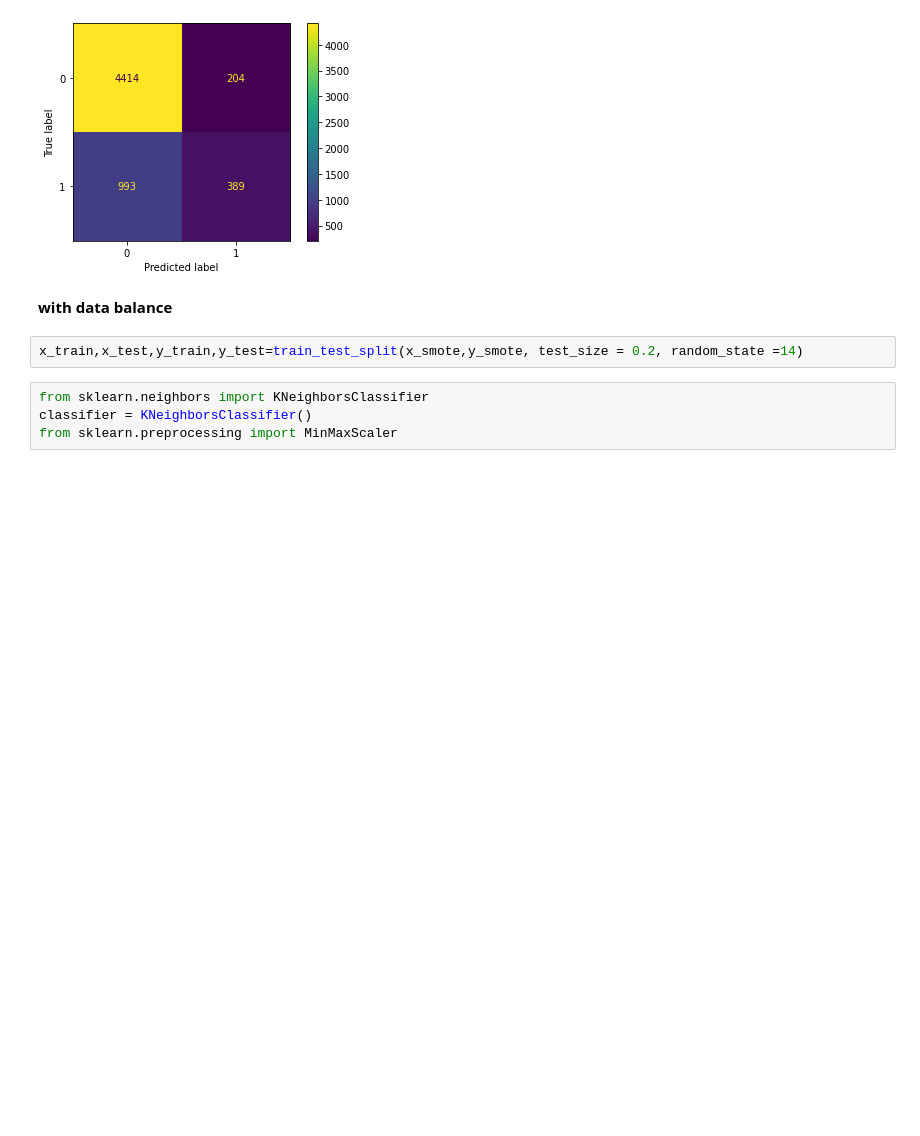
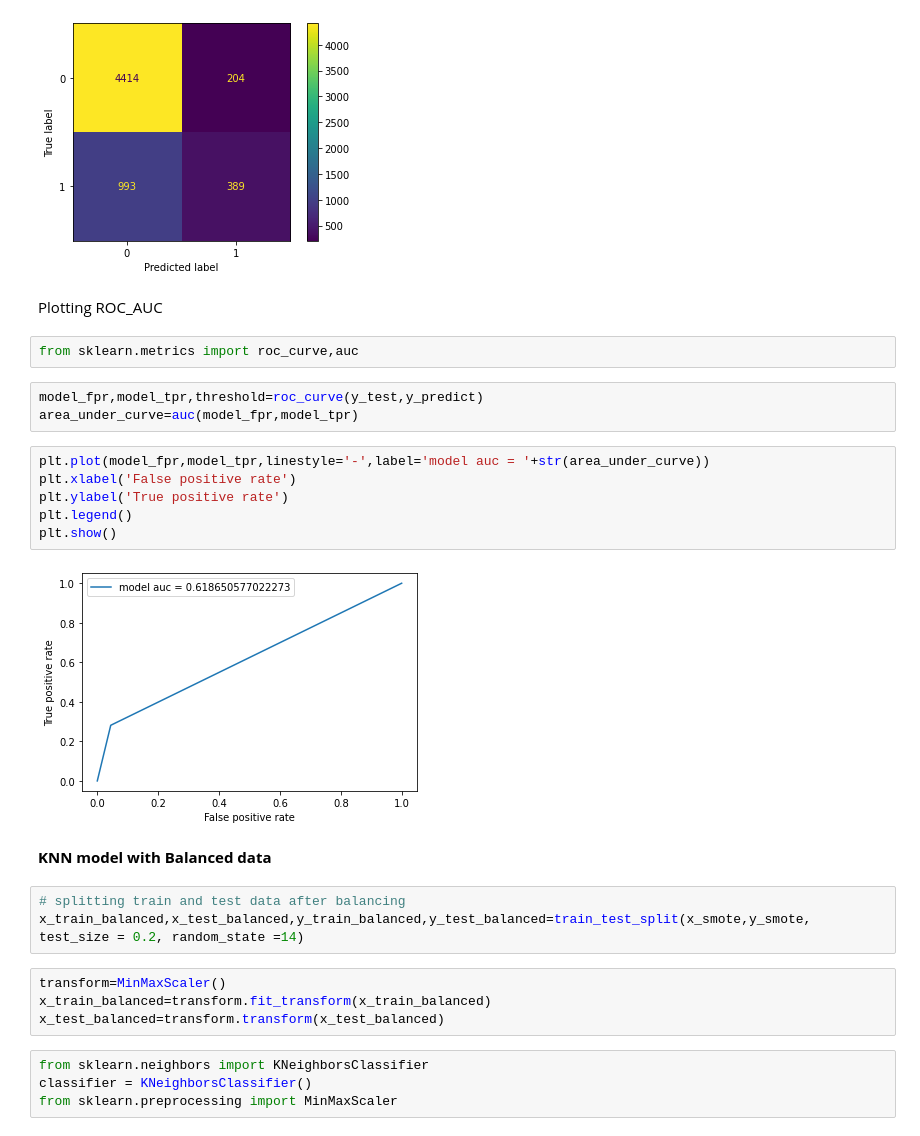
Before and after one commit to grishabh04/Credit_card_default_pred-Project, a Jupyter notebook: Credit_Card_Default_Prediction_Capstone_Project.ipynb, the cells around one changed output. Drawn from its saved outputs; the diff is of its cells as text; blank space fills up the shorter version.

```diff
--- a/Credit_Card_Default_Prediction_Capstone_Project.ipynb
+++ b/Credit_Card_Default_Prediction_Capstone_Project.ipynb
@@ -730,10 +712,30 @@ plot_confusion_matrix(gridCV,x_test, y_test )
 # %% [output]
 <sklearn.metrics._plot.confusion_matrix.ConfusionMatrixDisplay at 0x...>
 [figure]
+# %% [markdown]
+Plotting ROC_AUC
+# %%
+from sklearn.metrics import roc_curve,auc
+# %%
+model_fpr,model_tpr,threshold=roc_curve(y_test,y_predict)
+area_under_curve=auc(model_fpr,model_tpr)
+# %%
+plt.plot(model_fpr,model_tpr,linestyle='-',label='model auc = '+str(area_under_curve))
+plt.xlabel('False positive rate')
+plt.ylabel('True positive rate')
+plt.legend()
+plt.show()
+# %% [output]
+[figure, added]
 # %% [markdown]
-**with data balance**
+**KNN model with Balanced data**
 # %%
-x_train,x_test,y_train,y_test=train_test_split(x_smote,y_smote, test_size = 0.2, random_state =14)
+# splitting train and test data after balancing
+x_train_balanced,x_test_balanced,y_train_balanced,y_test_balanced=train_test_split(x_smote,y_smote, test_size = 0.2, random_state =14)
+# %%
+transform=MinMaxScaler()
+x_train_balanced=transform.fit_transform(x_train_balanced)
+x_test_balanced=transform.transform(x_test_balanced)
 # %%
 from sklearn.neighbors import KNeighborsClassifier
 classifier = KNeighborsClassifier()
```
Also changed, not shown: parts of 163 cells of this notebook.
